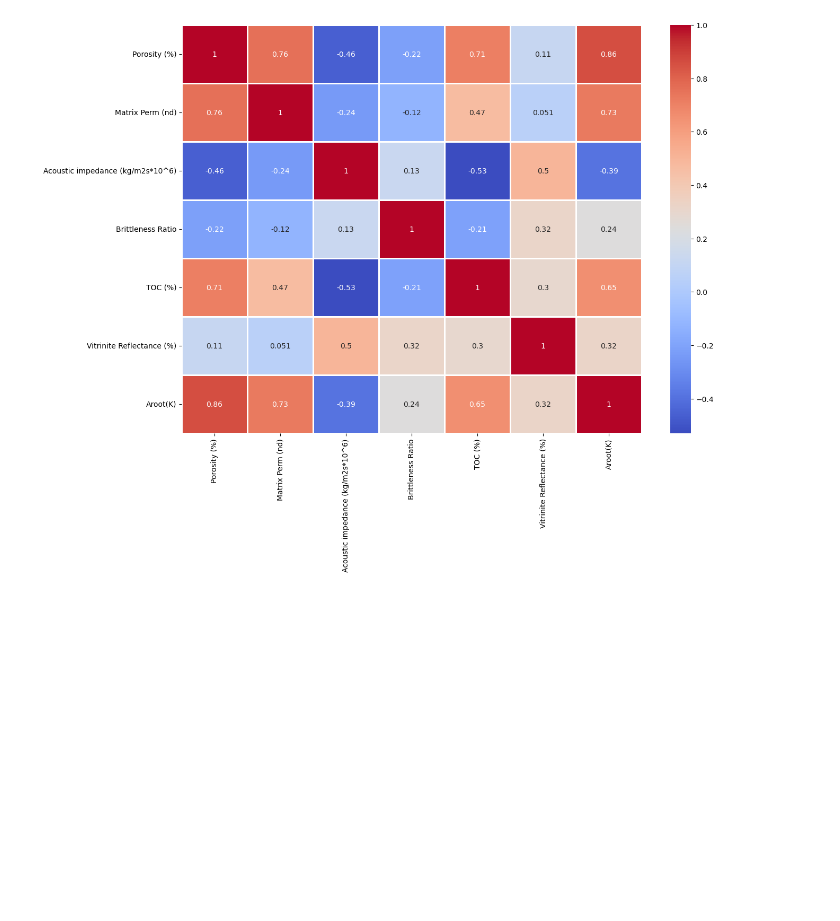
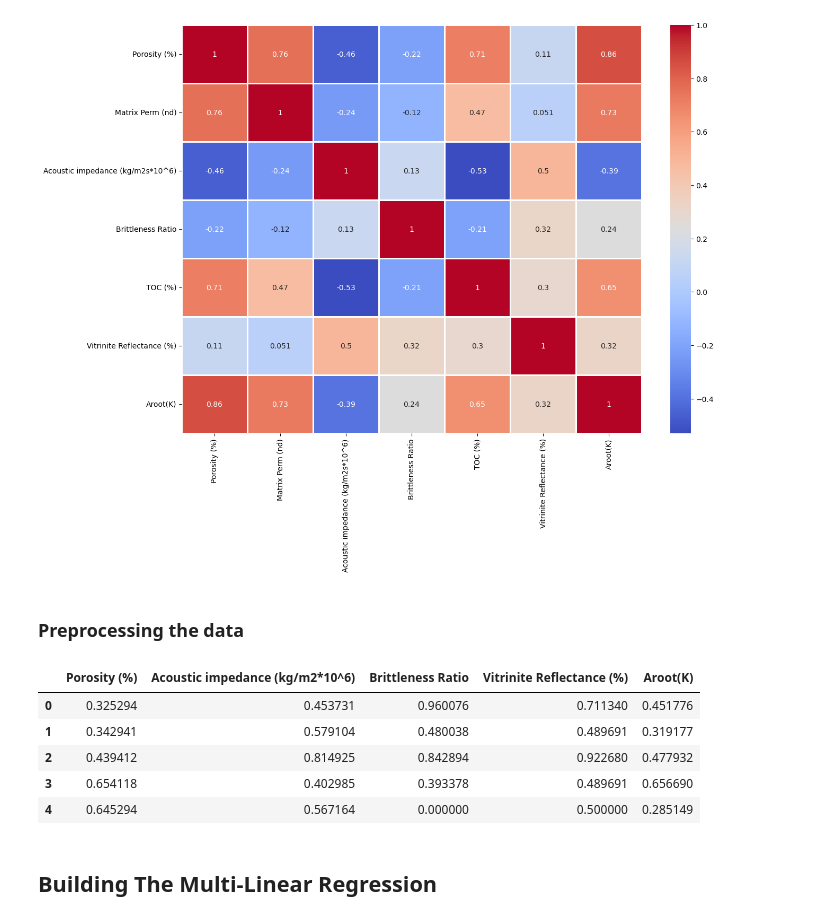
Before and after one commit to SethDwumah/Petroleum_DS-ML, a Jupyter notebook: Multi-Linear Regression --Geologic dataset.ipynb, the cells around one changed output. Drawn from its saved outputs; the diff is of its cells as text; code cells hidden in the pictures; blank space fills up the shorter version.

```diff
--- a/Multi-Linear Regression --Geologic dataset.ipynb
+++ b/Multi-Linear Regression --Geologic dataset.ipynb
@@ -92,3 +94,7 @@ sns.heatmap(data.corr(), lw=2, annot=True, cmap='coolwarm')
 # %% [output]
 <AxesSubplot:>
 [figure]
+# %%
+data.drop(['TOC (%)', 'Matrix Perm (nd)'],axis=1, inplace=True)
+# %% [markdown]
+### Preprocessing the data
@@ -94,0 +103,18 @@ sns.heatmap(data.corr(), lw=2, annot=True, cmap='coolwarm')
+# %%
+scaler = MinMaxScaler(feature_range=(0,1))
+scaler.fit(data)
+df_scaled = scaler.transform(data)
+# %%
+df_scaled = pd.DataFrame(df_scaled,columns=['Porosity (%)','Acoustic impedance (kg/m2*10^6)',
+                                           'Brittleness Ratio', 'Vitrinite Reflectance (%)','Aroot(K)'])
+# %%
+df_scaled.head()
+# %% [output]
+|  | Porosity (%) | Acoustic impedance (kg/m2*10^6) | Brittleness Ratio | Vitrinite Reflectance (%) | Aroot(K) |
+| 0 | 0.325294 | 0.453731 | 0.960076 | 0.711340 | 0.451776 |
+| 1 | 0.342941 | 0.579104 | 0.480038 | 0.489691 | 0.319177 |
+| 2 | 0.439412 | 0.814925 | 0.842894 | 0.922680 | 0.477932 |
+| 3 | 0.654118 | 0.402985 | 0.393378 | 0.489691 | 0.656690 |
+| 4 | 0.645294 | 0.567164 | 0.000000 | 0.500000 | 0.285149 |
+# %% [markdown]
+## Building The Multi-Linear Regression
```
Also changed, not shown: parts of 26 cells of this notebook.
